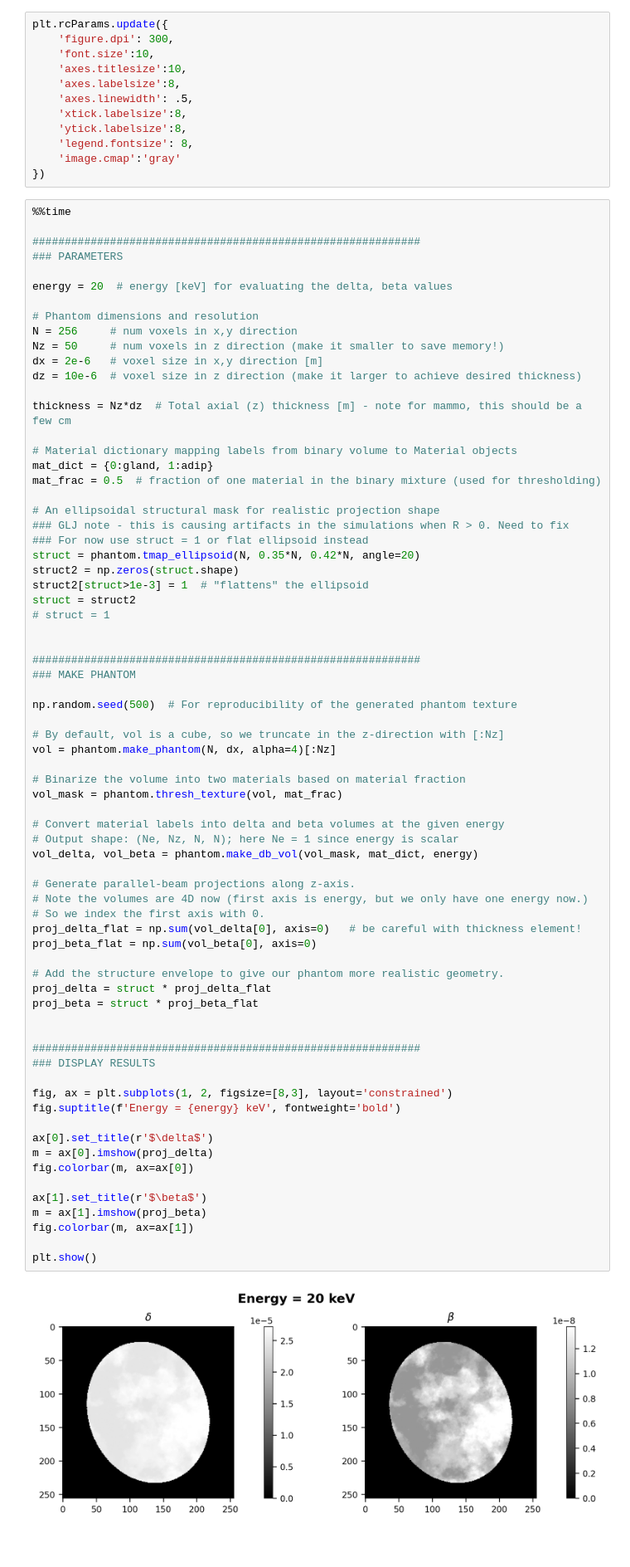
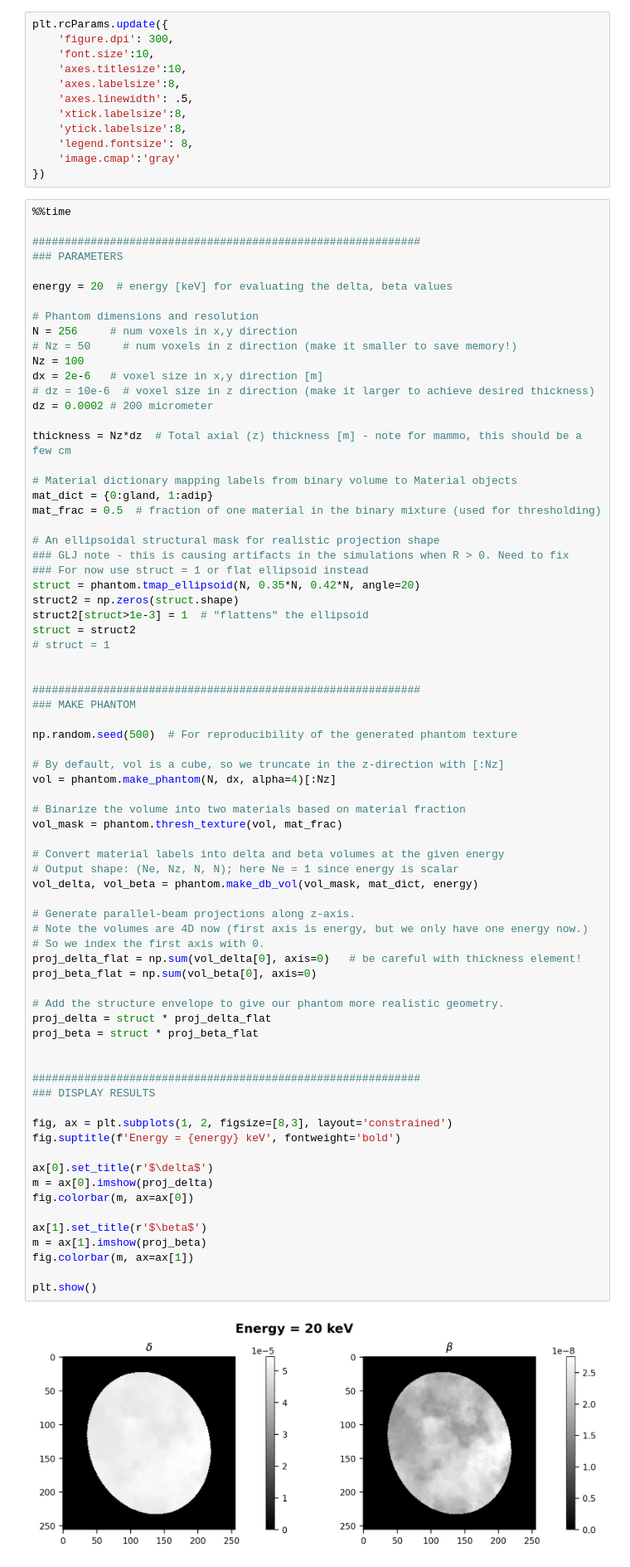
Before and after one commit to gjadick/xpc-mammo, a Jupyter notebook: simulate.ipynb, the cells around one changed output. Shown at 83% size. Saved outputs shown, nothing was run; the diff lists cells and outputs as text; blank space fills up the shorter version.

```diff
--- a/simulate.ipynb
+++ b/simulate.ipynb
@@ -39,9 +44,11 @@ energy = 20  # energy [keV] for evaluating the delta, beta values
 
 # Phantom dimensions and resolution
 N = 256     # num voxels in x,y direction
-Nz = 50     # num voxels in z direction (make it smaller to save memory!)
+# Nz = 50     # num voxels in z direction (make it smaller to save memory!)
+Nz = 100
 dx = 2e-6   # voxel size in x,y direction [m]
-dz = 10e-6  # voxel size in z direction (make it larger to achieve desired thickness)
+# dz = 10e-6  # voxel size in z direction (make it larger to achieve desired thickness)
+dz = 0.0002 # 200 micrometer
 
 thickness = Nz*dz  # Total axial (z) thickness [m] - note for mammo, this should be a few cm
 
@@ -74,31 +81,31 @@ vol_mask = phantom.thresh_texture(vol, mat_frac)
 # Output shape: (Ne, Nz, N, N); here Ne = 1 since energy is scalar
 vol_delta, vol_beta = phantom.make_db_vol(vol_mask, mat_dict, energy)
 
 # Generate parallel-beam projections along z-axis.
 # Note the volumes are 4D now (first axis is energy, but we only have one energy now.)
 # So we index the first axis with 0.
 proj_delta_flat = np.sum(vol_delta[0], axis=0)   # be careful with thickness element!
 proj_beta_flat = np.sum(vol_beta[0], axis=0)
 
 # Add the structure envelope to give our phantom more realistic geometry.
 proj_delta = struct * proj_delta_flat
 proj_beta = struct * proj_beta_flat
 
 
 ############################################################
 ### DISPLAY RESULTS
 
 fig, ax = plt.subplots(1, 2, figsize=[8,3], layout='constrained')
 fig.suptitle(f'Energy = {energy} keV', fontweight='bold')
 
 ax[0].set_title(r'$\delta$')
 m = ax[0].imshow(proj_delta)
 fig.colorbar(m, ax=ax[0])
 
 ax[1].set_title(r'$\beta$')
 m = ax[1].imshow(proj_beta)
 fig.colorbar(m, ax=ax[1])
 
 plt.show()
 # %% [output]
-[figure, old version]
+[figure, new version]
```
Also changed, not shown: parts of 23 cells of this notebook, 3 other files.
